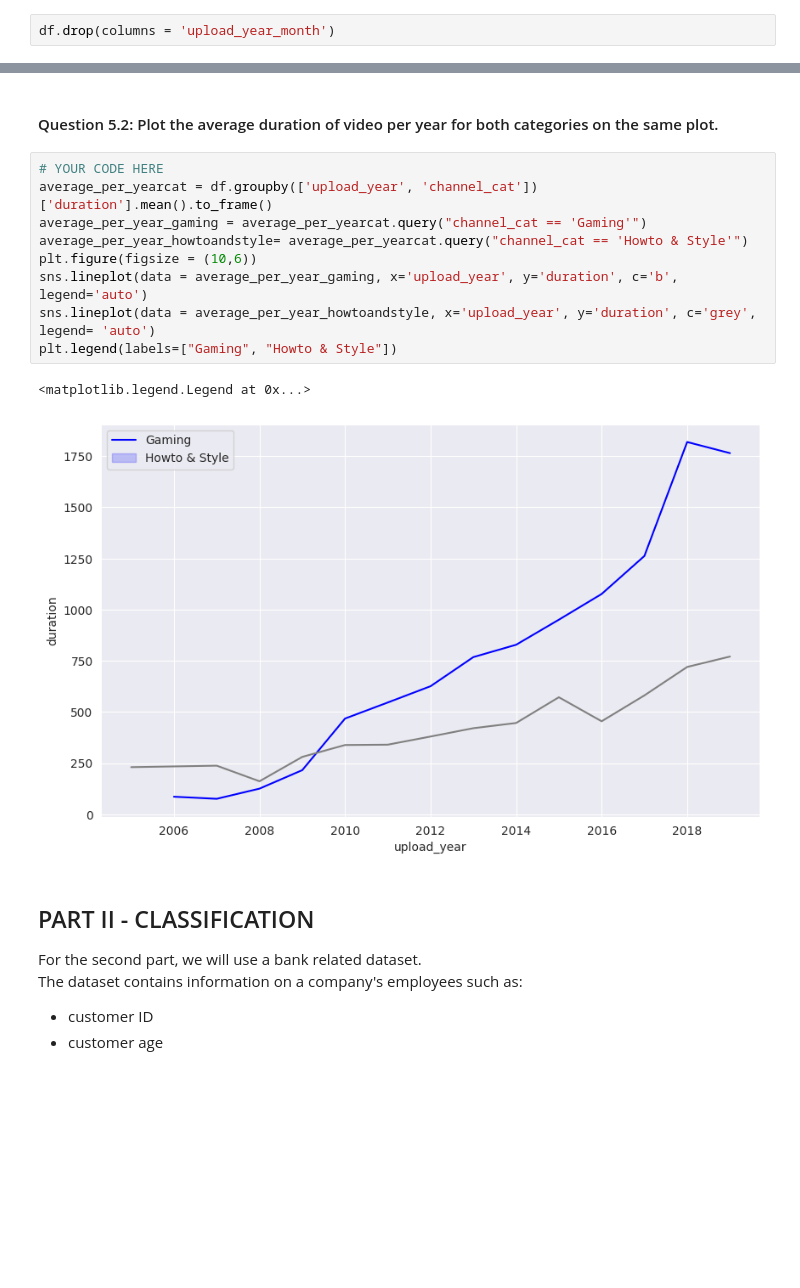
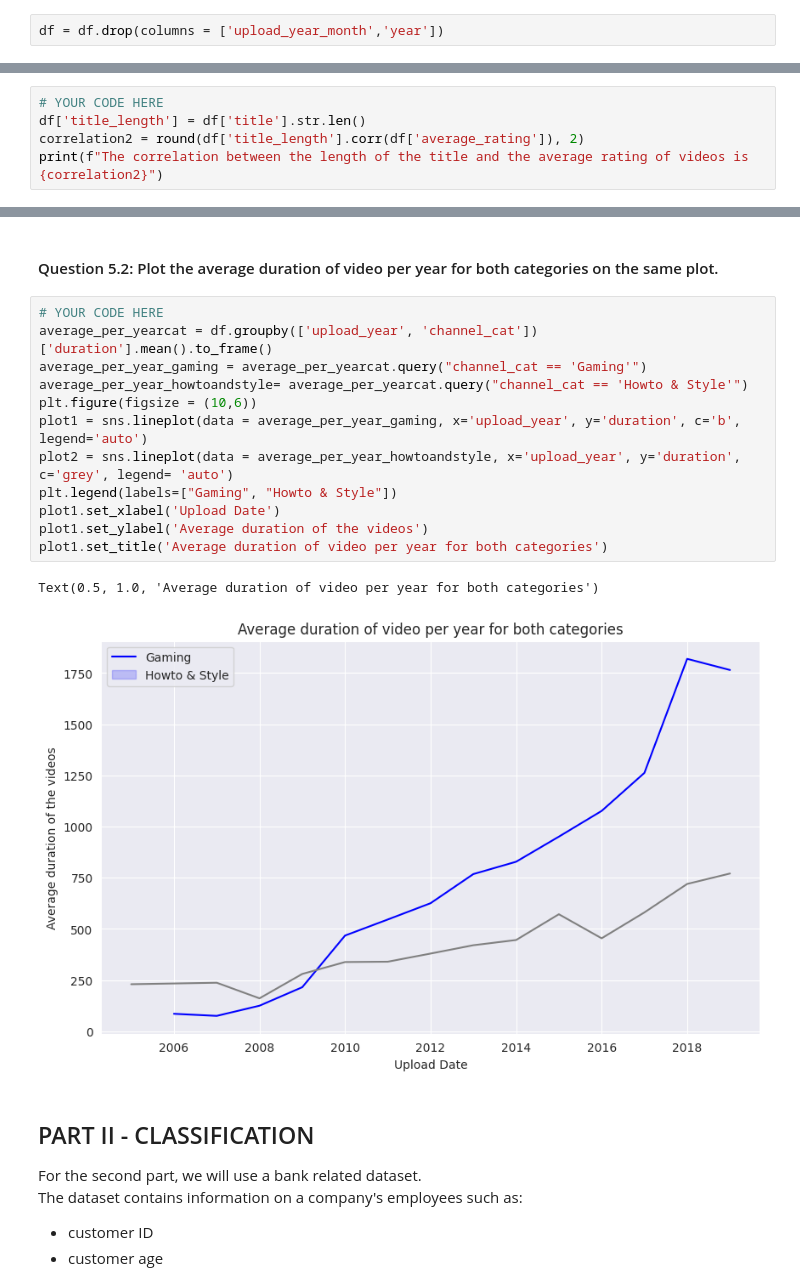
Before and after one commit to juleslebg2003/7172076-Debutez-avec-Django, a Jupyter notebook: BIA_assignment_2022_Jules_Perbet.ipynb, the cells around one changed output, grey strips where cells are left out. Saved outputs shown, nothing was run; the diff lists cells and outputs as text; blank space fills up the shorter version.

```diff
--- a/BIA_assignment_2022_Jules_Perbet.ipynb
+++ b/BIA_assignment_2022_Jules_Perbet.ipynb
@@ -244,2 +255,2 @@ sns.lineplot(data = views_howtoandstyle, x= 'upload_year_month', y='view_count',
 # %%
-df.drop(columns = 'upload_year_month')
+df = df.drop(columns = ['upload_year_month','year'])
@@ -336,0 +304,5 @@ df['duration'].corr(df['average_rating'])
+# %%
+# YOUR CODE HERE
+df['title_length'] = df['title'].str.len()
+correlation2 = round(df['title_length'].corr(df['average_rating']), 2)
+print(f"The correlation between the length of the title and the average rating of videos is {correlation2}")
@@ -367,15 +342,18 @@ average_per_year
 # %%
 # YOUR CODE HERE
 average_per_yearcat = df.groupby(['upload_year', 'channel_cat'])['duration'].mean().to_frame()
 average_per_year_gaming = average_per_yearcat.query("channel_cat == 'Gaming'")
 average_per_year_howtoandstyle= average_per_yearcat.query("channel_cat == 'Howto & Style'")
 plt.figure(figsize = (10,6))
-sns.lineplot(data = average_per_year_gaming, x='upload_year', y='duration', c='b', legend='auto')
-sns.lineplot(data = average_per_year_howtoandstyle, x='upload_year', y='duration', c='grey', legend= 'auto')
+plot1 = sns.lineplot(data = average_per_year_gaming, x='upload_year', y='duration', c='b', legend='auto')
+plot2 = sns.lineplot(data = average_per_year_howtoandstyle, x='upload_year', y='duration', c='grey', legend= 'auto')
 plt.legend(labels=["Gaming", "Howto & Style"])
+plot1.set_xlabel('Upload Date')
+plot1.set_ylabel('Average duration of the videos')
+plot1.set_title('Average duration of video per year for both categories')
 # %% [output]
-<matplotlib.legend.Legend at 0x...>
+Text(0.5, 1.0, 'Average duration of video per year for both categories')
-[figure, old version]
+[figure, new version]
 # %% [markdown]
 ## PART II - CLASSIFICATION
 For the second part, we will use a bank related dataset.
```
Also changed, not shown: parts of 18 cells of this notebook.
